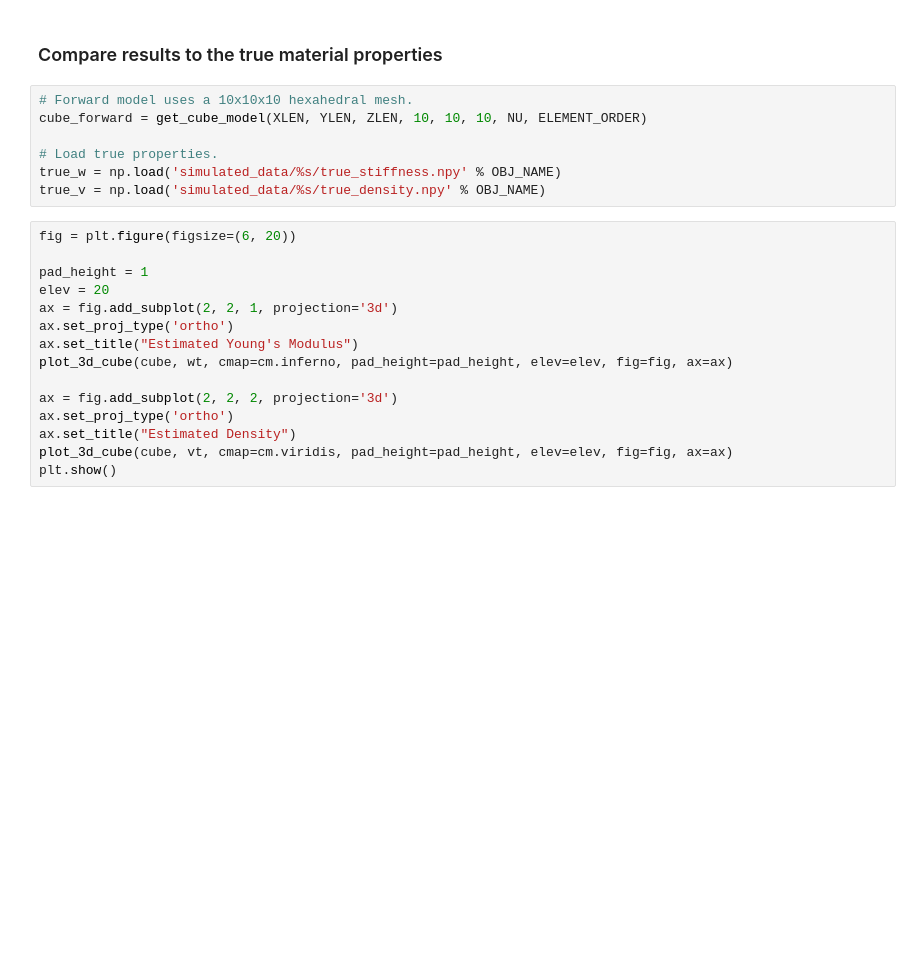
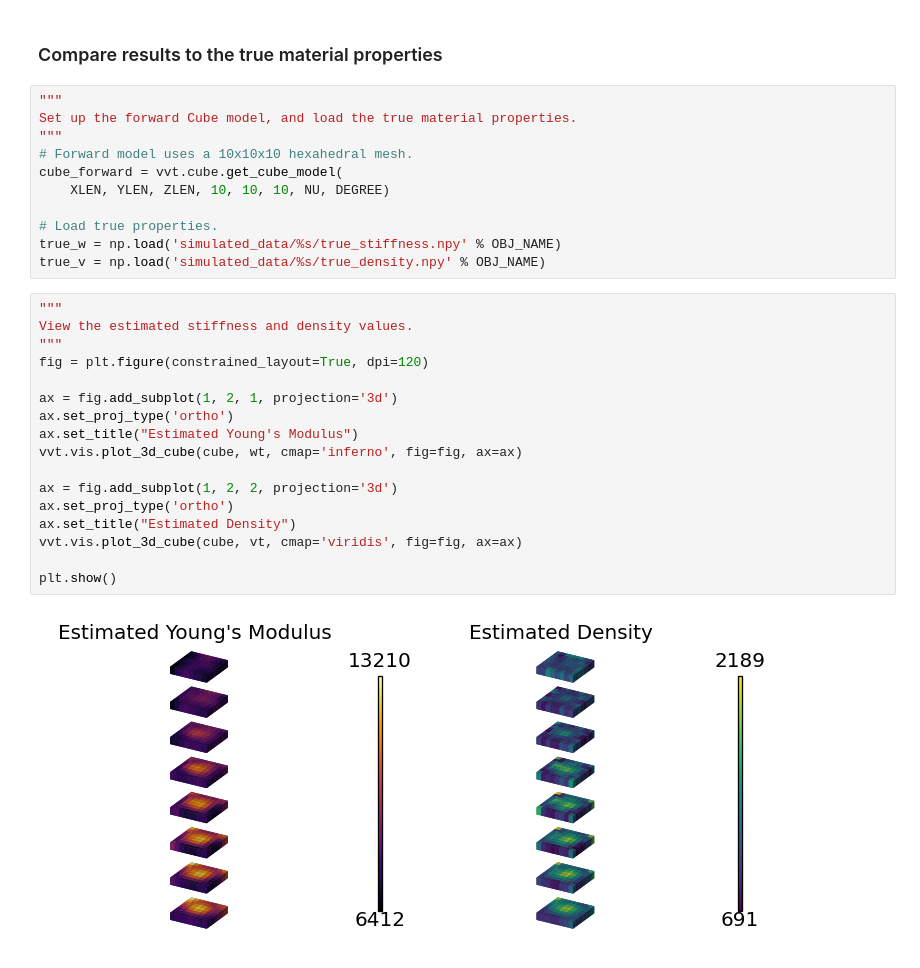
Before and after one commit to berthyf96/visvib-tomography, a Jupyter notebook: demo_simulated_cube.ipynb, the cells around one changed output. Saved outputs shown, nothing was run; the diff lists cells and outputs as text; blank space fills up the shorter version.

Commit message:
use VVT library in demo_simulated_cube

```diff
--- a/demo_simulated_cube.ipynb
+++ b/demo_simulated_cube.ipynb
@@ -427,25 +426,33 @@ for t in range(start_t, start_t + 100):
 # %% [markdown]
 ### Compare results to the true material properties
 # %%
+"""
+Set up the forward Cube model, and load the true material properties.
+"""
 # Forward model uses a 10x10x10 hexahedral mesh.
-cube_forward = get_cube_model(XLEN, YLEN, ZLEN, 10, 10, 10, NU, ELEMENT_ORDER)
+cube_forward = vvt.cube.get_cube_model(
+    XLEN, YLEN, ZLEN, 10, 10, 10, NU, DEGREE)
 
 # Load true properties.
 true_w = np.load('simulated_data/%s/true_stiffness.npy' % OBJ_NAME)
 true_v = np.load('simulated_data/%s/true_density.npy' % OBJ_NAME)
 # %%
-fig = plt.figure(figsize=(6, 20))
+"""
+View the estimated stiffness and density values.
+"""
+fig = plt.figure(constrained_layout=True, dpi=120)
 
-pad_height = 1
-elev = 20
-ax = fig.add_subplot(2, 2, 1, projection='3d')
+ax = fig.add_subplot(1, 2, 1, projection='3d')
 ax.set_proj_type('ortho')
 ax.set_title("Estimated Young's Modulus")
-plot_3d_cube(cube, wt, cmap=cm.inferno, pad_height=pad_height, elev=elev, fig=fig, ax=ax)
+vvt.vis.plot_3d_cube(cube, wt, cmap='inferno', fig=fig, ax=ax)
 
-ax = fig.add_subplot(2, 2, 2, projection='3d')
+ax = fig.add_subplot(1, 2, 2, projection='3d')
 ax.set_proj_type('ortho')
 ax.set_title("Estimated Density")
-plot_3d_cube(cube, vt, cmap=cm.viridis, pad_height=pad_height, elev=elev, fig=fig, ax=ax)
+vvt.vis.plot_3d_cube(cube, vt, cmap='viridis', fig=fig, ax=ax)
+
 plt.show()
+# %% [output]
+[figure, added]
 # %%
```
Also changed, not shown: parts of 12 cells of this notebook, 4 other files.
